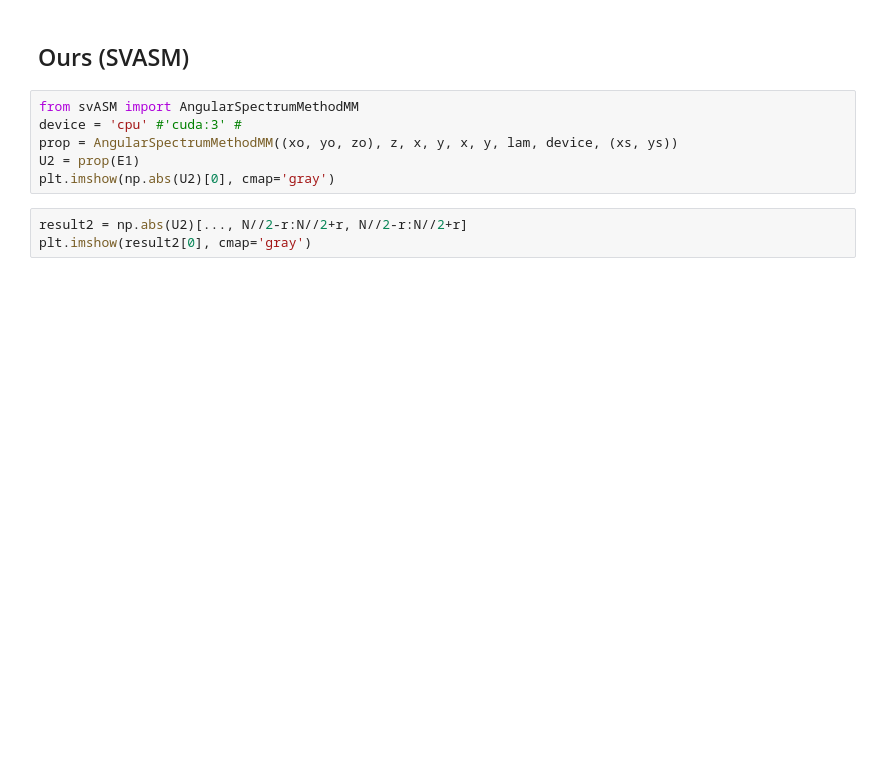
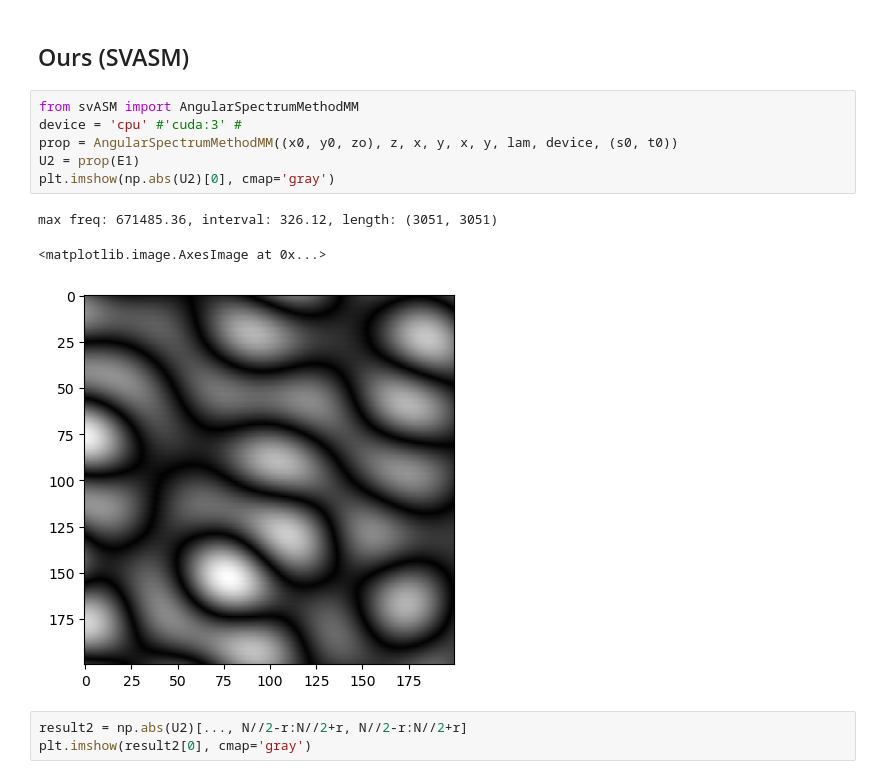
Before and after one commit to whywww/ASASM, a Jupyter notebook: test.ipynb, the cells around one changed output. Drawn from its saved outputs; the diff is of its cells as text; blank space fills up the shorter version.

Commit message:
tested all methods

```diff
--- a/test.ipynb
+++ b/test.ipynb
@@ -159,9 +109,13 @@ plt.imshow(result1, cmap='gray')
 # %%
 from svASM import AngularSpectrumMethodMM
 device = 'cpu' #'cuda:3' #
-prop = AngularSpectrumMethodMM((xo, yo, zo), z, x, y, x, y, lam, device, (xs, ys))
+prop = AngularSpectrumMethodMM((x0, y0, zo), z, x, y, x, y, lam, device, (s0, t0))
 U2 = prop(E1)
 plt.imshow(np.abs(U2)[0], cmap='gray')
+# %% [output]
+max freq: 671485.36, interval: 326.12, length: (3051, 3051)
+<matplotlib.image.AxesImage at 0x...>
+[figure, added]
 # %%
 result2 = np.abs(U2)[..., N//2-r:N//2+r, N//2-r:N//2+r]
 plt.imshow(result2[0], cmap='gray')
```
Also changed, not shown: parts of 11 cells of this notebook, 19 other files.
